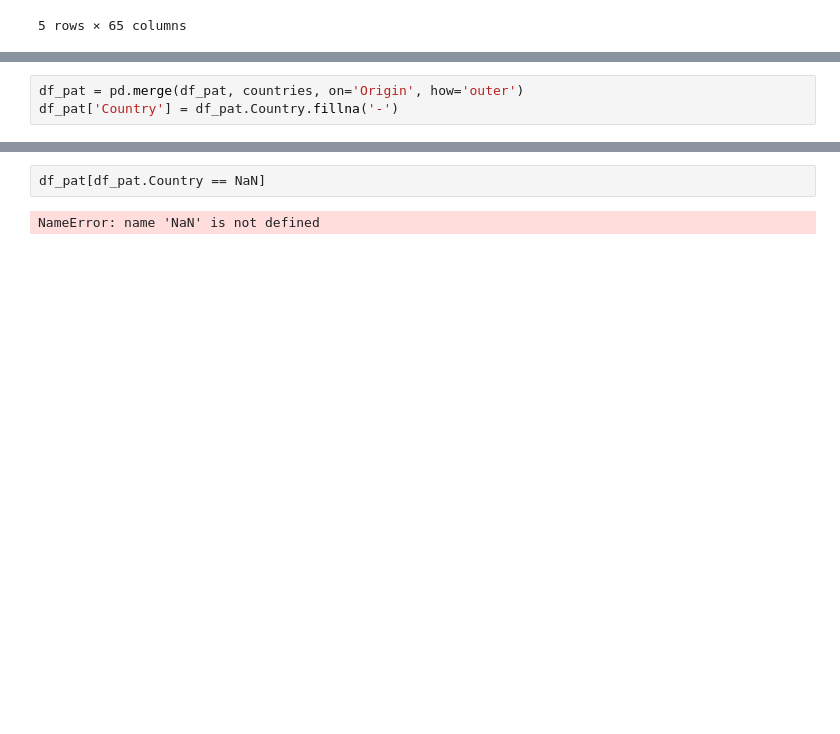
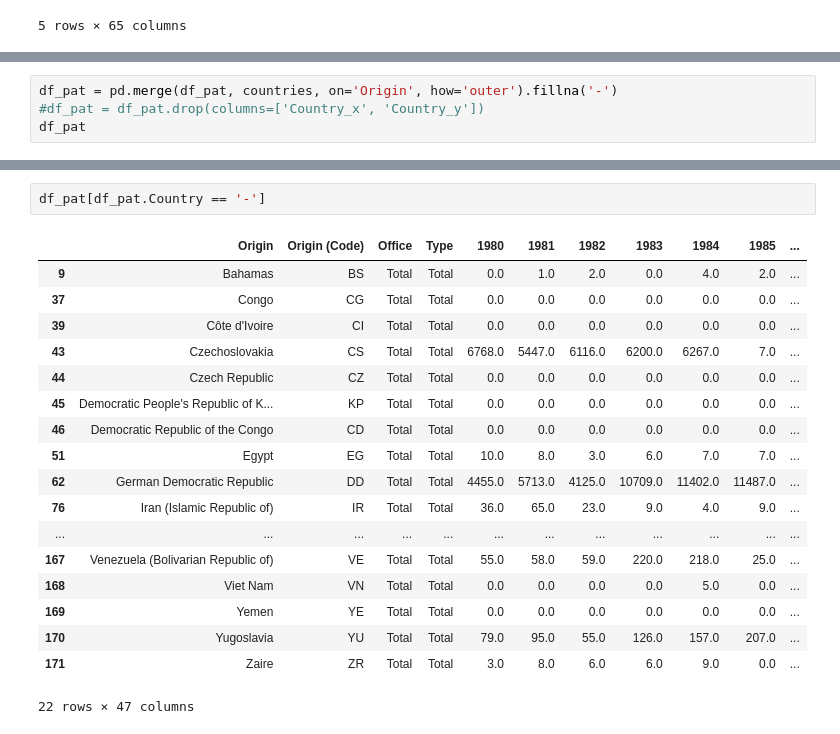
Before and after one commit to olavopoletti/Patents_by_Country, a Jupyter notebook: patents.ipynb, the cells around one changed output, grey strips where cells are left out. Saved outputs shown, nothing was run; the diff lists cells and outputs as text; blank space fills up the shorter version.

```diff
--- a/patents.ipynb
+++ b/patents.ipynb
@@ -58,4 +66,5 @@ countries
 # %%
-df_pat = pd.merge(df_pat, countries, on='Origin', how='outer')
-df_pat['Country'] = df_pat.Country.fillna('-')
+df_pat = pd.merge(df_pat, countries, on='Origin', how='outer').fillna('-')
+#df_pat = df_pat.drop(columns=['Country_x', 'Country_y'])
+df_pat
 # %% [output]
@@ -63,4 +84,21 @@ MemoryError: Unable to allocate 14.4 GiB for an array with shape (42, 45959455)
 # %%
-df_pat[df_pat.Country == NaN]
+df_pat[df_pat.Country == '-']
 # %% [output]
+|  | Origin | Origin (Code) | Office | Type | 1980 | 1981 | 1982 | 1983 | 1984 | 1985 | ... |
+| 9 | Bahamas | BS | Total | Total | 0.0 | 1.0 | 2.0 | 0.0 | 4.0 | 2.0 | ... |
+| 37 | Congo | CG | Total | Total | 0.0 | 0.0 | 0.0 | 0.0 | 0.0 | 0.0 | ... |
+| 39 | Côte d'Ivoire | CI | Total | Total | 0.0 | 0.0 | 0.0 | 0.0 | 0.0 | 0.0 | ... |
+| 43 | Czechoslovakia | CS | Total | Total | 6768.0 | 5447.0 | 6116.0 | 6200.0 | 6267.0 | 7.0 | ... |
+| 44 | Czech Republic | CZ | Total | Total | 0.0 | 0.0 | 0.0 | 0.0 | 0.0 | 0.0 | ... |
+| 45 | Democratic People's Republic of K... | KP | Total | Total | 0.0 | 0.0 | 0.0 | 0.0 | 0.0 | 0.0 | ... |
+| 46 | Democratic Republic of the Congo | CD | Total | Total | 0.0 | 0.0 | 0.0 | 0.0 | 0.0 | 0.0 | ... |
+| 51 | Egypt | EG | Total | Total | 10.0 | 8.0 | 3.0 | 6.0 | 7.0 | 7.0 | ... |
+| 62 | German Democratic Republic | DD | Total | Total | 4455.0 | 5713.0 | 4125.0 | 10709.0 | 11402.0 | 11487.0 | ... |
+| 76 | Iran (Islamic Republic of) | IR | Total | Total | 36.0 | 65.0 | 23.0 | 9.0 | 4.0 | 9.0 | ... |
+| ... | ... | ... | ... | ... | ... | ... | ... | ... | ... | ... | ... |
+| 167 | Venezuela (Bolivarian Republic of) | VE | Total | Total | 55.0 | 58.0 | 59.0 | 220.0 | 218.0 | 25.0 | ... |
+| 168 | Viet Nam | VN | Total | Total | 0.0 | 0.0 | 0.0 | 0.0 | 5.0 | 0.0 | ... |
+| 169 | Yemen | YE | Total | Total | 0.0 | 0.0 | 0.0 | 0.0 | 0.0 | 0.0 | ... |
+| 170 | Yugoslavia | YU | Total | Total | 79.0 | 95.0 | 55.0 | 126.0 | 157.0 | 207.0 | ... |
+| 171 | Zaire | ZR | Total | Total | 3.0 | 8.0 | 6.0 | 6.0 | 9.0 | 0.0 | ... |
-NameError: name 'NaN' is not defined
+22 rows × 47 columns
```
Also changed, not shown: parts of 4 cells of this notebook, 1 other file.
